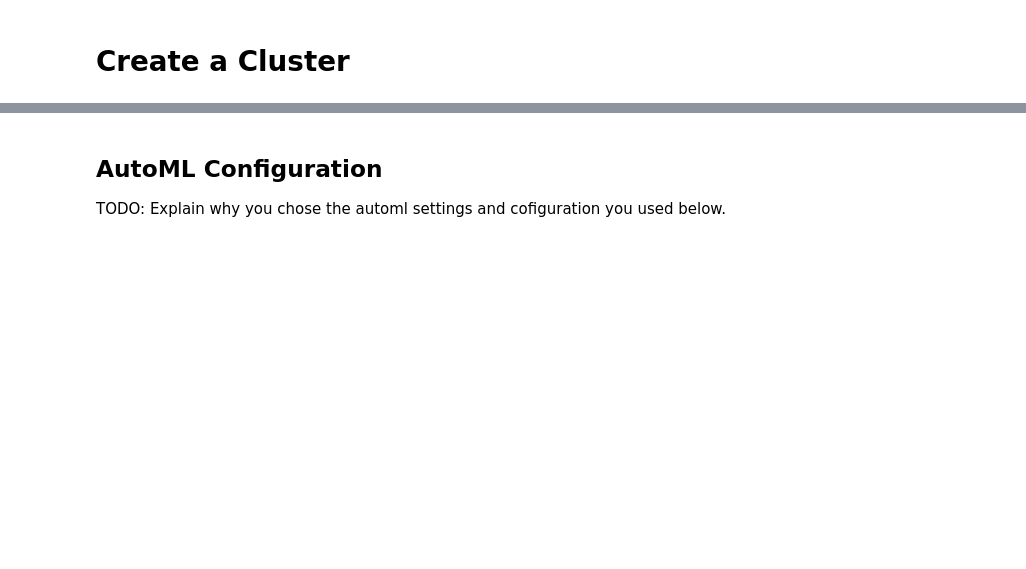
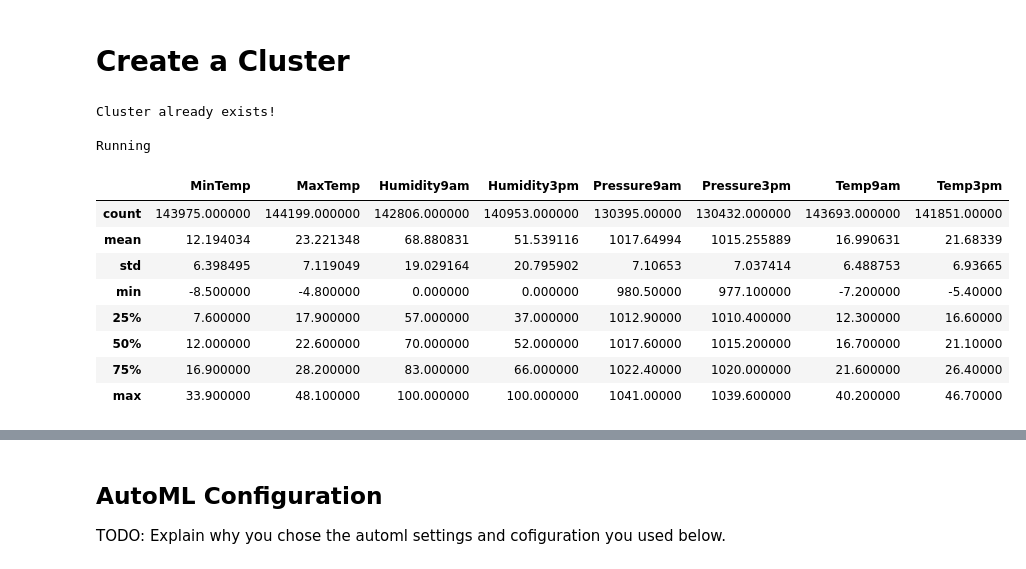
Before and after one commit to vzeizer/Udacity_Capstone_MLEngAzure, a Jupyter notebook: automl.ipynb, the cells around one changed output, grey strips where cells are left out. Saved outputs shown, nothing was run; the diff lists cells and outputs as text; code cells hidden in the pictures; blank space fills up the shorter version.

```diff
--- a/automl.ipynb
+++ b/automl.ipynb
@@ -40,7 +46,7 @@ print('Workspace name: ' + ws.name,
 # %%
 
 #cluster_name = "GIVE_A_CLUSTER_NAME"
-cluster_name = "capstone"
+cluster_name = "vzeizer1"
 
 # TODO: Create compute cluster
 # Use vm_size = "Standard_D2_V2" in your provisioning configuration.
@@ -55,25 +61,45 @@ except:
     compute_config = AmlCompute.provisioning_configuration(vm_size="Standard_D2_V2",max_nodes=4)
     cpu_cluster = ComputeTarget(ws,cluster_name,compute_config)
 cpu_cluster.wait_for_completion(show_output=True)
+# %% [output]
+Cluster already exists!
+
+Running
 # %%
-path='https://automlsamplenotebookdata.blob.core.windows.net/automl-sample-notebook-data/bankmarketing_train.csv'
+#path='https://automlsamplenotebookdata.blob.core.windows.net/automl-sample-notebook-data/bankmarketing_train.csv'
+path='https://raw.githubusercontent.com/vzeizer/Udacity_Capstone_MLEngAzure/master/weatherAUS.csv'
 data_rain=TabularDatasetFactory.from_delimited_files(path)
 
 if "training" not in os.listdir():
     os.mkdir("./training")
 
-x, y = clean_data(data_rain)### YOUR DATA OBJECT HERE ###
+# I won't clean the data because I will enable featurization
+
+#x, y = clean_data(data_rain)### YOUR DATA OBJECT HERE ###
 
 # split into train and test data
-x_train,x_test,y_train,y_test=train_test_split(x,y,train_size=0.7,random_state=42)
+#x_train,x_test,y_train,y_test=train_test_split(x,y,train_size=0.7,random_state=42)
 
 #data_train=pd.concat([x_train,y_train],axis=1)
 #data_test=pd.concat([x_test,y_test],axis=1)
-data_train=x_train.copy()
-data_test=x_test.copy()
-data_train['y']=y_train
-data_test['y']=y_test
-ds=data_train.to_csv('training/train.csv')
-ds=ws.get_default_datastore()
-ds.upload(src_dir='training',target_path='training',overwrite=True)
-ds_train=Dataset.Tabular.from_delimited_files(path=[(ds,'training/train.csv')])
+#data_train=x_train.copy()
+#data_test=x_test.copy()
+#data_train['y']=y_train
+#data_test['y']=y_test
+#ds=data_train.to_csv('training/train.csv')
+#ds=ws.get_default_datastore()
+#ds.upload(src_dir='training',target_path='training',overwrite=True)
+#ds_train=Dataset.Tabular.from_delimited_files(path=[(ds,'training/train.csv')])
+
+df_rain = data_rain.to_pandas_dataframe()
+df_rain.describe()
+# %% [output]
+|  | MinTemp | MaxTemp | Humidity9am | Humidity3pm | Pressure9am | Pressure3pm | Temp9am | Temp3pm |
+| count | 143975.000000 | 144199.000000 | 142806.000000 | 140953.000000 | 130395.00000 | 130432.000000 | 143693.000000 | 141851.00000 |
+| mean | 12.194034 | 23.221348 | 68.880831 | 51.539116 | 1017.64994 | 1015.255889 | 16.990631 | 21.68339 |
+| std | 6.398495 | 7.119049 | 19.029164 | 20.795902 | 7.10653 | 7.037414 | 6.488753 | 6.93665 |
+| min | -8.500000 | -4.800000 | 0.000000 | 0.000000 | 980.50000 | 977.100000 | -7.200000 | -5.40000 |
+| 25% | 7.600000 | 17.900000 | 57.000000 | 37.000000 | 1012.90000 | 1010.400000 | 12.300000 | 16.60000 |
+| 50% | 12.000000 | 22.600000 | 70.000000 | 52.000000 | 1017.60000 | 1015.200000 | 16.700000 | 21.10000 |
+| 75% | 16.900000 | 28.200000 | 83.000000 | 66.000000 | 1022.40000 | 1020.000000 | 21.600000 | 26.40000 |
+| max | 33.900000 | 48.100000 | 100.000000 | 100.000000 | 1041.00000 | 1039.600000 | 40.200000 | 46.70000 |
```
Also changed, not shown: parts of 33 cells of this notebook, 9 other files.
